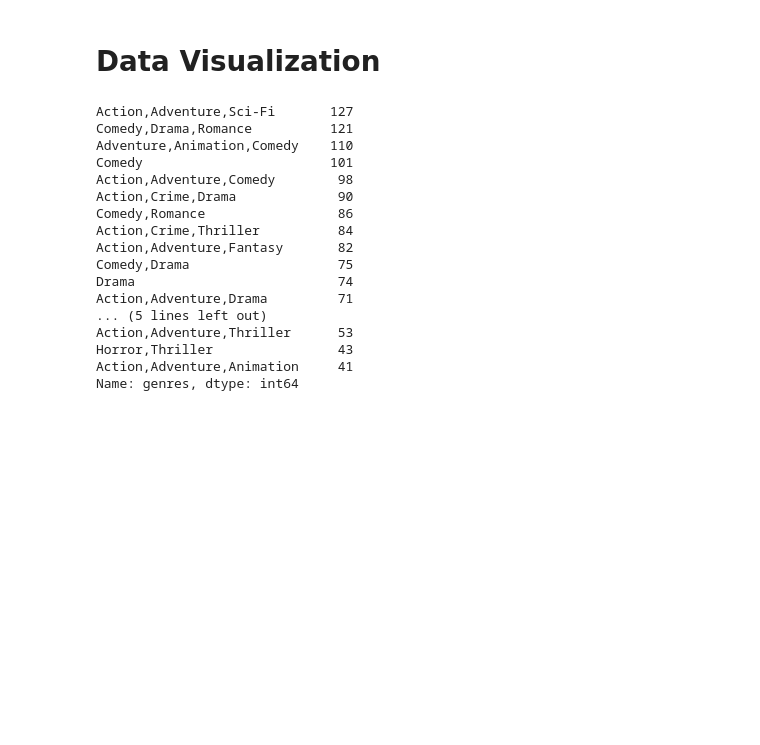
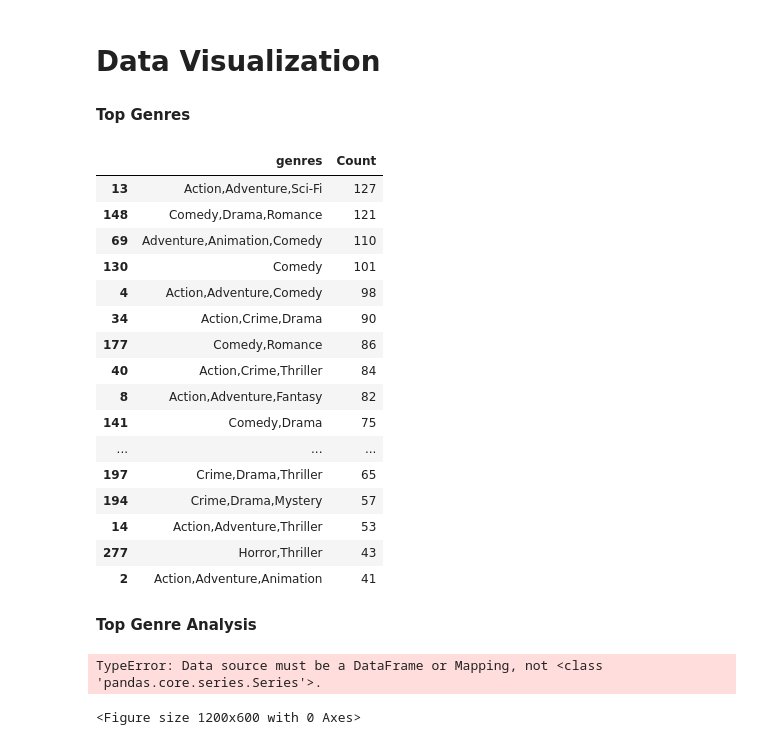
Before and after one commit to AndrewPiasecki/PythonFinalProject, a Jupyter notebook: Final_Project.ipynb, the cells around one changed output. Drawn from its saved outputs; the diff is of its cells as text; code cells hidden in the pictures; blank space fills up the shorter version.

```diff
--- a/Final_Project.ipynb
+++ b/Final_Project.ipynb
@@ -158,23 +158,48 @@ plt.show()
 # %% [markdown]
 # Data Visualization
+# %% [markdown]
+**Top Genres**
 # %%
-dfTopGenres = df['genres'].value_counts()[:20]
+dfTopGenres = df.groupby('genres').size().to_frame(name='Count').reset_index().sort_values(by=['Count'], ascending=False)[:20]
 dfTopGenres
 # %% [output]
-Action,Adventure,Sci-Fi       127
-Comedy,Drama,Romance          121
-Adventure,Animation,Comedy    110
-Comedy                        101
-Action,Adventure,Comedy        98
-Action,Crime,Drama             90
-Comedy,Romance                 86
-Action,Crime,Thriller          84
-Action,Adventure,Fantasy       82
-Comedy,Drama                   75
-Drama                          74
-Action,Adventure,Drama         71
-... (5 lines left out)
-Action,Adventure,Thriller      53
-Horror,Thriller                43
-Action,Adventure,Animation     41
-Name: genres, dtype: int64
+|  | genres | Count |
+| 13 | Action,Adventure,Sci-Fi | 127 |
+| 148 | Comedy,Drama,Romance | 121 |
+| 69 | Adventure,Animation,Comedy | 110 |
+| 130 | Comedy | 101 |
+| 4 | Action,Adventure,Comedy | 98 |
+| 34 | Action,Crime,Drama | 90 |
+| 177 | Comedy,Romance | 86 |
+| 40 | Action,Crime,Thriller | 84 |
+| 8 | Action,Adventure,Fantasy | 82 |
+| 141 | Comedy,Drama | 75 |
+| ... | ... | ... |
+| 197 | Crime,Drama,Thriller | 65 |
+| 194 | Crime,Drama,Mystery | 57 |
+| 14 | Action,Adventure,Thriller | 53 |
+| 277 | Horror,Thriller | 43 |
+| 2 | Action,Adventure,Animation | 41 |
+# %% [markdown]
+**Top Genre Analysis**
+# %%
+# Set the style of the plot
+sns.set_style("whitegrid")
+
+# Create the lineplot
+plt.figure(figsize=(12, 6))
+sns.lineplot(data=dfTopGenres, x="Year", y="Count", hue="Genre")
+
+# Add a title and labels
+plt.title("Count of Top Genres by Year", fontsize=16)
+plt.xlabel("Year", fontsize=16)
+plt.ylabel("Count", fontsize=16)
+
+# Rotate x-axis labels for better readability
+plt.xticks(rotation=45)
+
+# Show the plot
+plt.show()
+# %% [output]
+TypeError: Data source must be a DataFrame or Mapping, not <class 'pandas.core.series.Series'>.
+<Figure size 1200x600 with 0 Axes>
```
Also changed, not shown: parts of 1 cell of this notebook.
